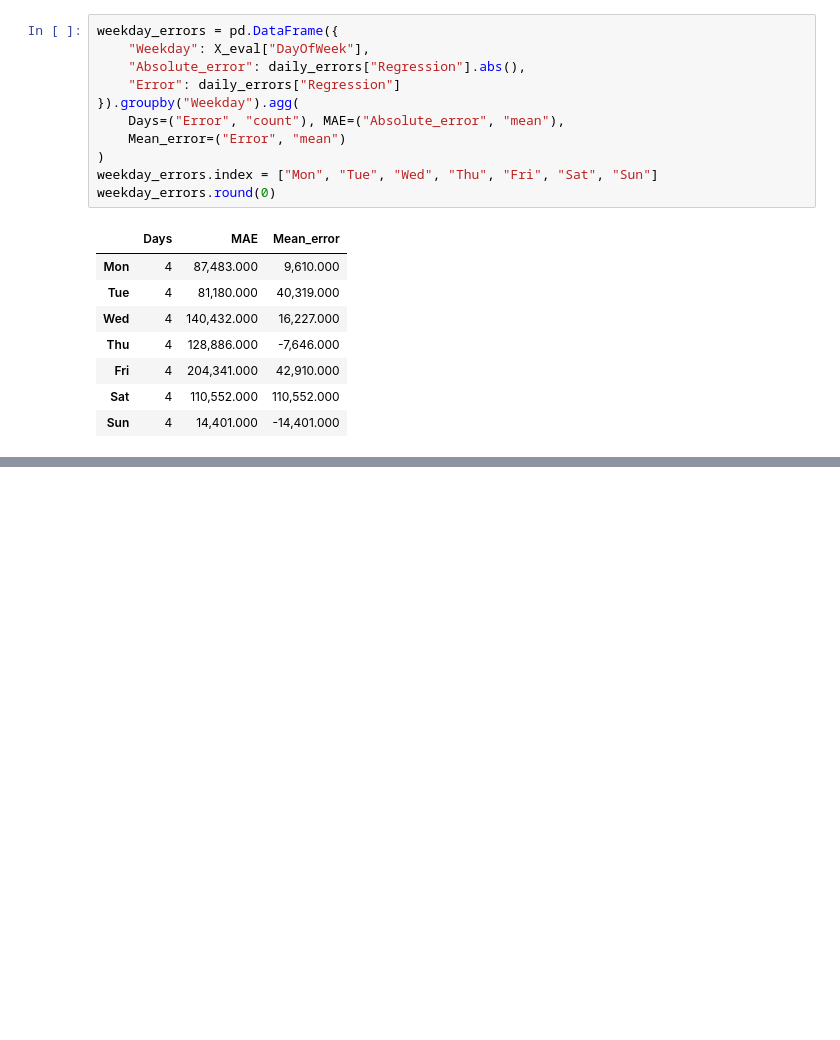
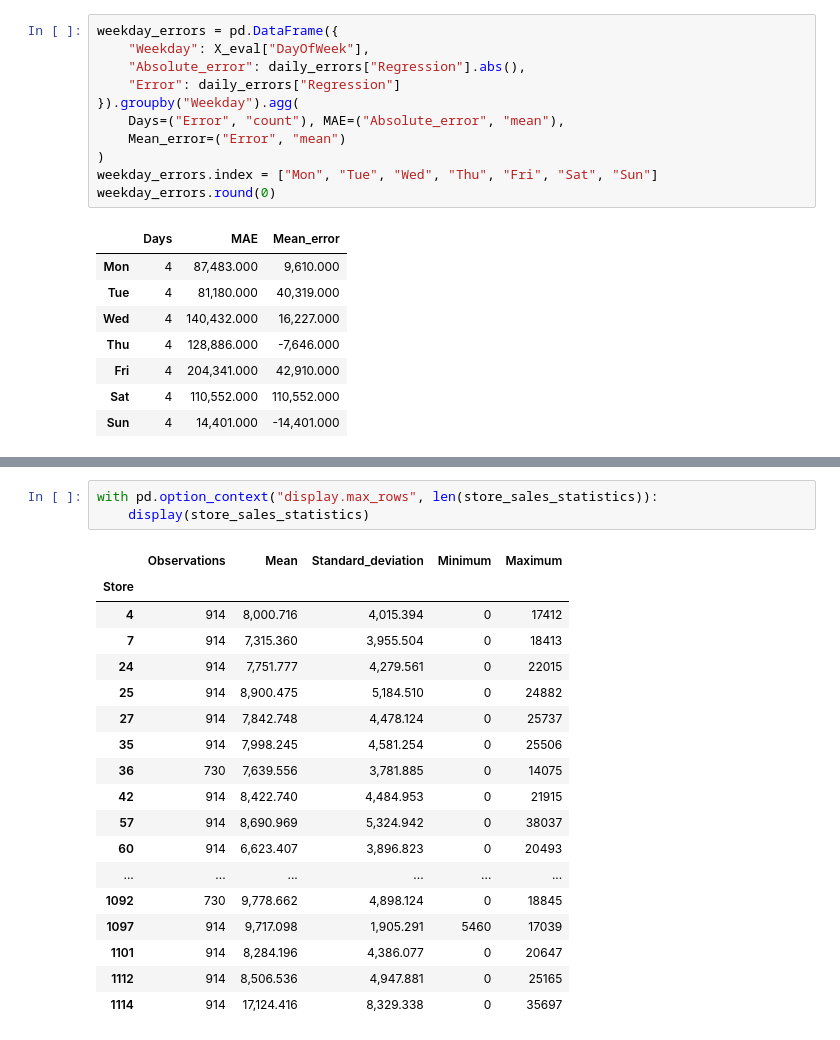
Before and after one commit to C2mmm-web/rossmann-sales-forecasting, a Jupyter notebook: rossmann_sales_forecasting.ipynb, the cells around one changed output, grey strips where cells are left out. Drawn from its saved outputs; the diff is of its cells as text; blank space fills up the shorter version.

```diff
--- a/rossmann_sales_forecasting.ipynb
+++ b/rossmann_sales_forecasting.ipynb
@@ -648,0 +1200,22 @@ Friday MAE was 204,341, compared with 14,401 on Sundays. Sunday's much smaller s
+# %%
+with pd.option_context("display.max_rows", len(store_sales_statistics)):
+    display(store_sales_statistics)
+# %% [output]
+|  | Observations | Mean | Standard_deviation | Minimum | Maximum |
+| Store |  |  |  |  |  |
+| 4 | 914 | 8,000.716 | 4,015.394 | 0 | 17412 |
+| 7 | 914 | 7,315.360 | 3,955.504 | 0 | 18413 |
+| 24 | 914 | 7,751.777 | 4,279.561 | 0 | 22015 |
+| 25 | 914 | 8,900.475 | 5,184.510 | 0 | 24882 |
+| 27 | 914 | 7,842.748 | 4,478.124 | 0 | 25737 |
+| 35 | 914 | 7,998.245 | 4,581.254 | 0 | 25506 |
+| 36 | 730 | 7,639.556 | 3,781.885 | 0 | 14075 |
+| 42 | 914 | 8,422.740 | 4,484.953 | 0 | 21915 |
+| 57 | 914 | 8,690.969 | 5,324.942 | 0 | 38037 |
+| 60 | 914 | 6,623.407 | 3,896.823 | 0 | 20493 |
+| ... | ... | ... | ... | ... | ... |
+| 1092 | 730 | 9,778.662 | 4,898.124 | 0 | 18845 |
+| 1097 | 914 | 9,717.098 | 1,905.291 | 5460 | 17039 |
+| 1101 | 914 | 8,284.196 | 4,386.077 | 0 | 20647 |
+| 1112 | 914 | 8,506.536 | 4,947.881 | 0 | 25165 |
+| 1114 | 914 | 17,124.416 | 8,329.338 | 0 | 35697 |
```
Also changed, not shown: parts of 46 cells of this notebook, 2 other files.
